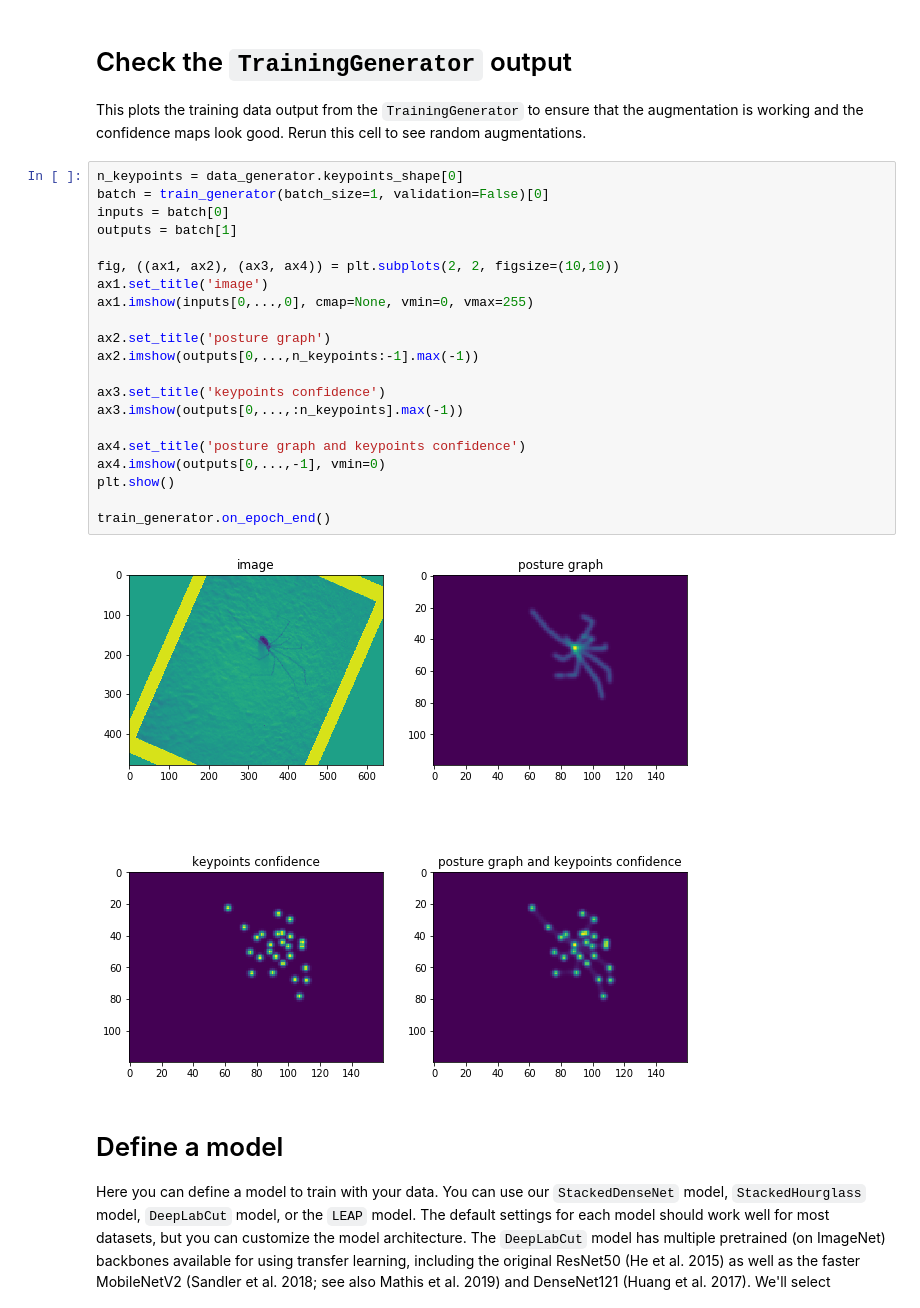
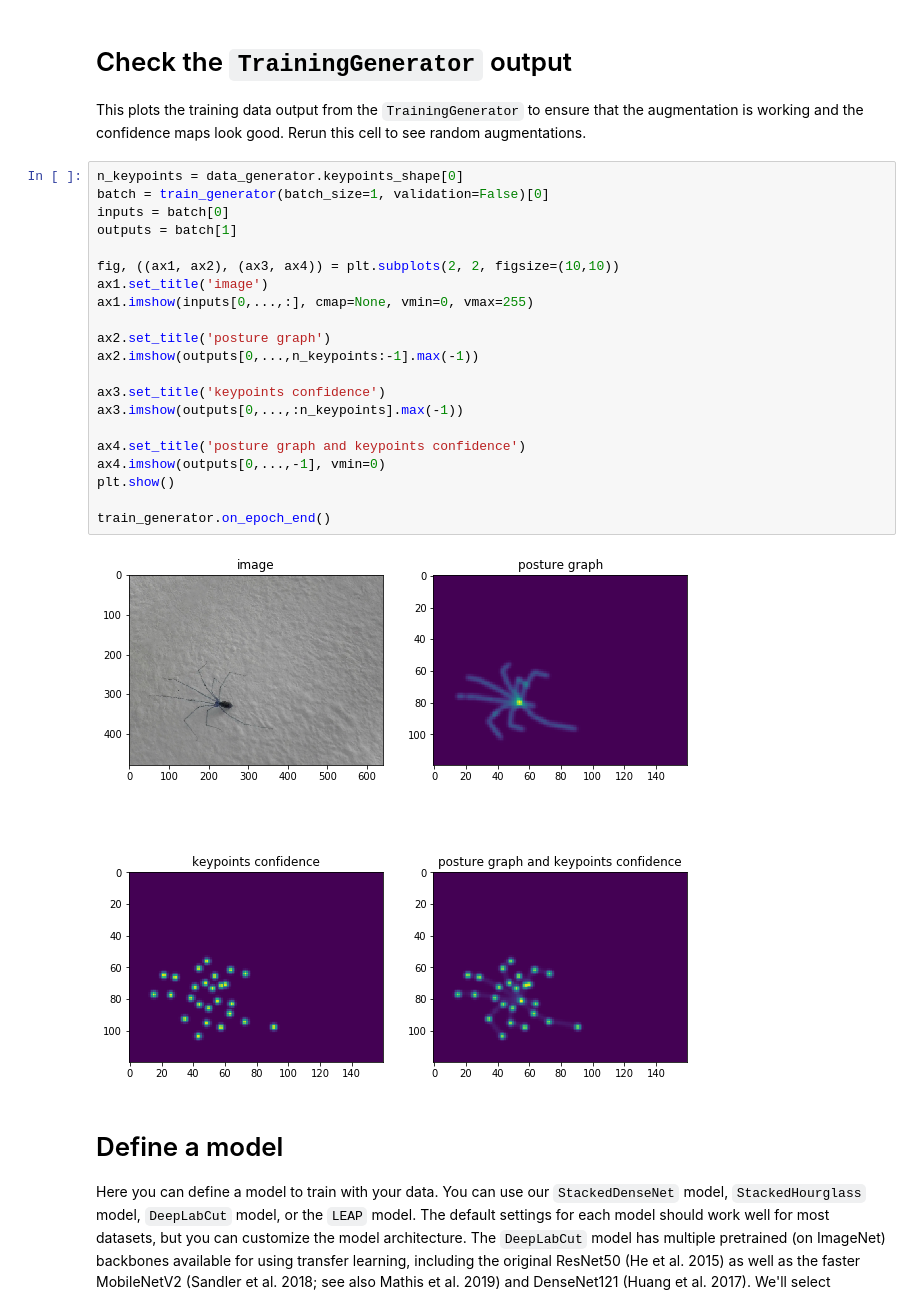
Before and after one commit to urs-waldmann/DeepPoseKit, a Jupyter notebook: examples/step3_train_model.ipynb, the cells around one changed output. Drawn from its saved outputs; the diff is of its cells as text.

Commit message:
Step 3: Show all 3 channels of "image" in section "Check the TrainingGenerator output"

```diff
--- a/examples/step3_train_model.ipynb
+++ b/examples/step3_train_model.ipynb
@@ -183,26 +183,26 @@ This plots the training data output from the `TrainingGenerator` to ensure that
 # %%
 n_keypoints = data_generator.keypoints_shape[0]
 batch = train_generator(batch_size=1, validation=False)[0]
 inputs = batch[0]
 outputs = batch[1]
 
 fig, ((ax1, ax2), (ax3, ax4)) = plt.subplots(2, 2, figsize=(10,10))
 ax1.set_title('image')
-ax1.imshow(inputs[0,...,0], cmap=None, vmin=0, vmax=255)
+ax1.imshow(inputs[0,...,:], cmap=None, vmin=0, vmax=255)
 
 ax2.set_title('posture graph')
 ax2.imshow(outputs[0,...,n_keypoints:-1].max(-1))
 
 ax3.set_title('keypoints confidence')
 ax3.imshow(outputs[0,...,:n_keypoints].max(-1))
 
 ax4.set_title('posture graph and keypoints confidence')
 ax4.imshow(outputs[0,...,-1], vmin=0)
 plt.show()
 
 train_generator.on_epoch_end()
 # %% [output]
-[figure, old version]
+[figure, new version]
 # %% [markdown]
 # Define a model
 Here you can define a model to train with your data. You can use our `StackedDenseNet` model, `StackedHourglass` model, `DeepLabCut` model, or the `LEAP` model. The default settings for each model should work well for most datasets, but you can customize the model architecture. The `DeepLabCut` model has multiple pretrained (on ImageNet) backbones available for using transfer learning, including the original ResNet50 (He et al. 2015)  as well as the faster MobileNetV2 (Sandler et al. 2018; see  also Mathis et al. 2019) and DenseNet121 (Huang et al. 2017). We'll select `StackedDenseNet` and set `n_stacks=2` for 2 hourglasses, with `growth_rate=32` (32 filters per convolution). Adjust the `growth_rate` and/or `n_stacks` to change model performance (and speed). You can also set `pretrained=True` to use transfer learning with `StackedDenseNet`, which uses a DenseNet121 pretrained on ImageNet to encode the images.
```
